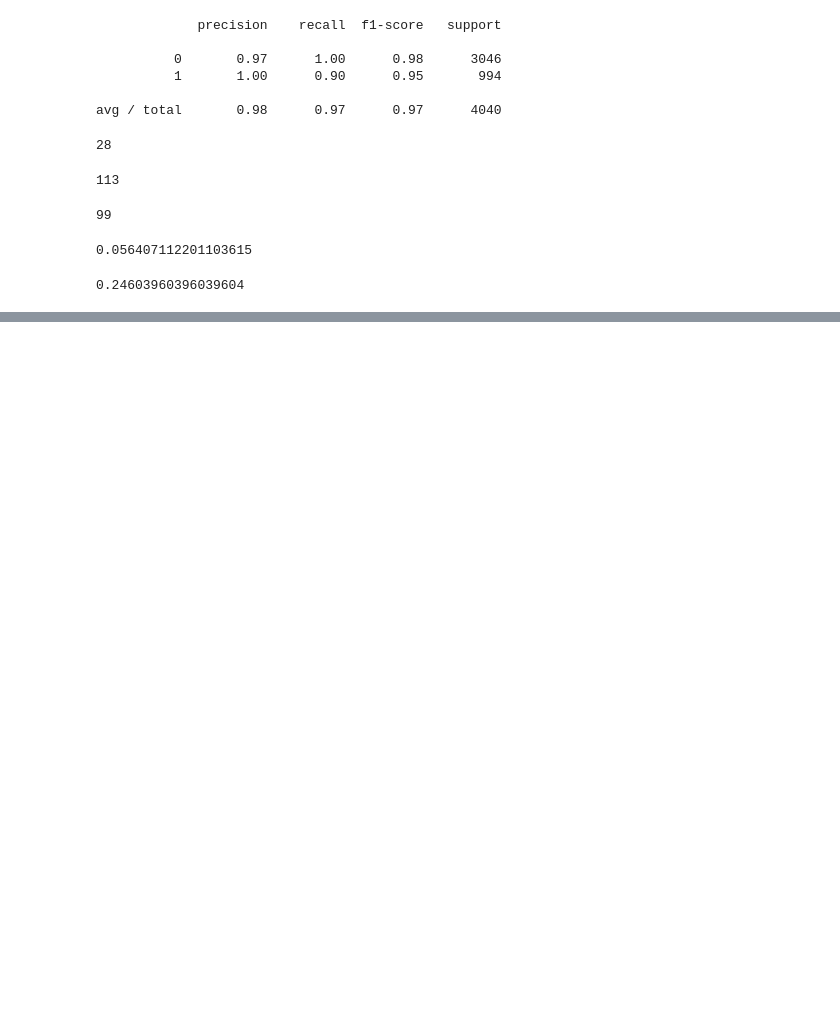
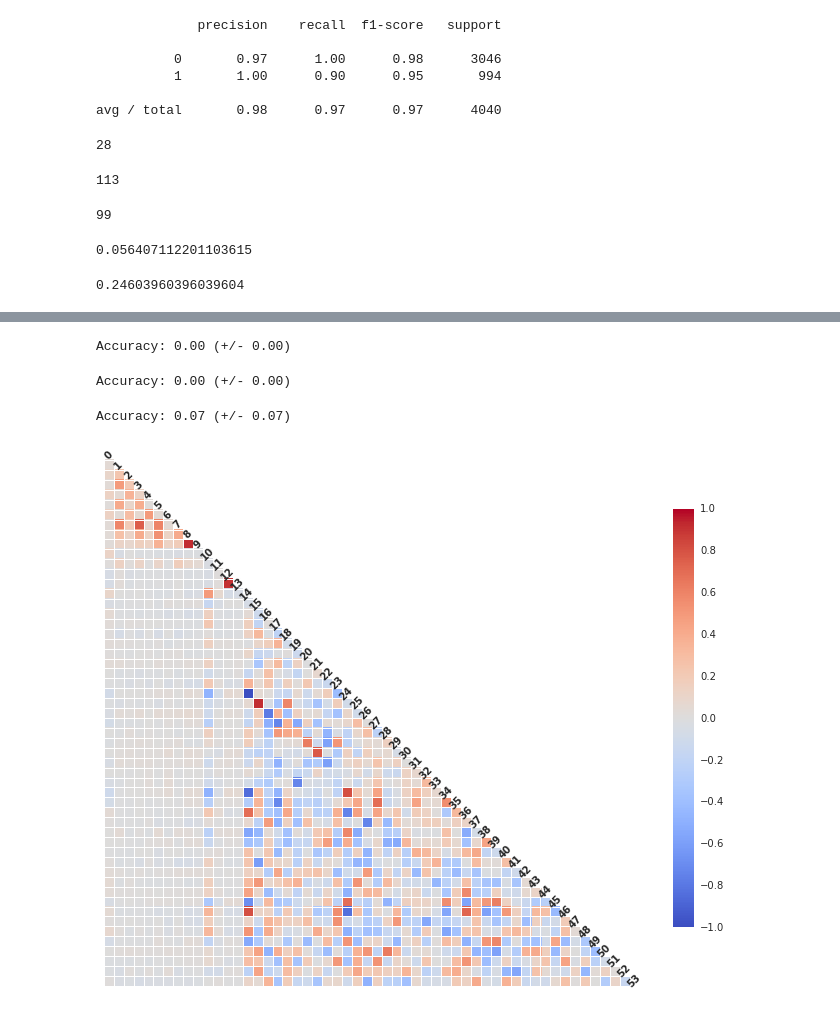
Before and after one commit to dstuck/AlliedMastercomputer_Kaggle, a Jupyter notebook: PizzaMadness/DES_Modeling_Scratch.ipynb, the cells around one changed output, grey strips where cells are left out. Drawn from its saved outputs; the diff is of its cells as text; code cells hidden in the pictures; blank space fills up the shorter version.

```diff
--- a/PizzaMadness/DES_Modeling_Scratch.ipynb
+++ b/PizzaMadness/DES_Modeling_Scratch.ipynb
@@ -113,0 +172,21 @@ writeSolution(predictedCheat,"submitDS_treeScaleCheat1")
+# %%
+pizzaSVM = svm.SVC(kernel='rbf', C=.0001)
+scores = cross_validation.cross_val_score(pizzaSVM, X_train, y_train, cv=10,scoring='f1')
+pizzaSVM.fit(X_train,y_train)
+print("Accuracy: %0.2f (+/- %0.2f)" % (scores.mean(), scores.std() * 2))
+# %% [output]
+Accuracy: 0.00 (+/- 0.00)
+# %%
+pizzaSVM2 = svm.SVC(kernel='linear', C=.0001)
+scores = cross_validation.cross_val_score(pizzaSVM2, X_train, y_train, cv=10,scoring='f1')
+pizzaSVM2.fit(X_train,y_train)
+print("Accuracy: %0.2f (+/- %0.2f)" % (scores.mean(), scores.std() * 2))
+# %% [output]
+Accuracy: 0.00 (+/- 0.00)
+# %%
+pizzaTree = sk.ensemble.RandomForestClassifier(n_estimators = 100)
+scores = cross_validation.cross_val_score(pizzaTree, X_train, y_train, cv=10,scoring='f1')
+pizzaTree.fit(X_train,y_train)
+print("Accuracy: %0.2f (+/- %0.2f)" % (scores.mean(), scores.std() * 2))
+# %% [output]
+Accuracy: 0.07 (+/- 0.07)
@@ -113,0 +204,7 @@ writeSolution(predictedCheat,"submitDS_treeScaleCheat1")
+# %%
+plotdf = pd.DataFrame(np.c_[y_train,X_train])
+# %%
+plt.figure(figsize=(12, 10))
+_ = sns.corrplot(plotdf, annot=False)
+# %% [output]
+[figure, added]
```
Also changed, not shown: parts of 15 cells of this notebook, 6 other files.
